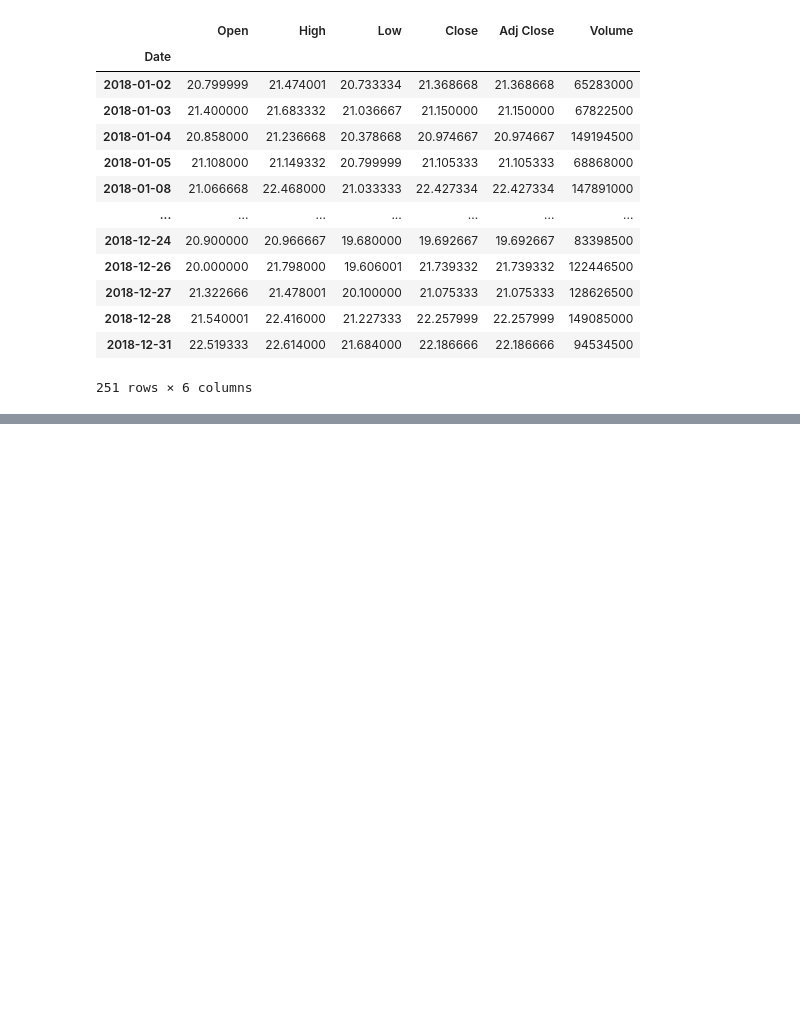
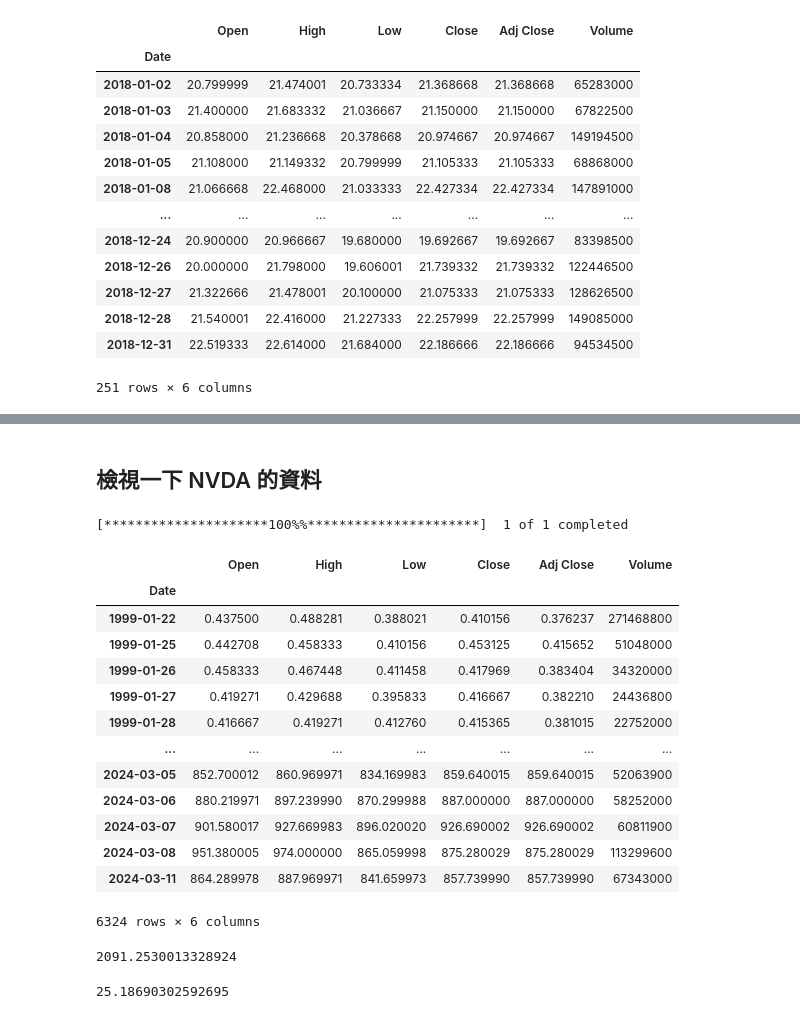
Before and after one commit to vcdemy/20240312, a Jupyter notebook: 20240312-Pandas.ipynb, the cells around one changed output, grey strips where cells are left out. Drawn from its saved outputs; the diff is of its cells as text; code cells hidden in the pictures; blank space fills up the shorter version.

```diff
--- a/20240312-Pandas.ipynb
+++ b/20240312-Pandas.ipynb
@@ -174,0 +217,31 @@ df.loc['2018']
+# %% [markdown]
+## 檢視一下 NVDA 的資料
+# %%
+df = yf.download('NVDA', session=session)
+# %% [output]
+[*********************100%%**********************]  1 of 1 completed
+# %%
+df
+# %% [output]
+|  | Open | High | Low | Close | Adj Close | Volume |
+| Date |  |  |  |  |  |  |
+| 1999-01-22 | 0.437500 | 0.488281 | 0.388021 | 0.410156 | 0.376237 | 271468800 |
+| 1999-01-25 | 0.442708 | 0.458333 | 0.410156 | 0.453125 | 0.415652 | 51048000 |
+| 1999-01-26 | 0.458333 | 0.467448 | 0.411458 | 0.417969 | 0.383404 | 34320000 |
+| 1999-01-27 | 0.419271 | 0.429688 | 0.395833 | 0.416667 | 0.382210 | 24436800 |
+| 1999-01-28 | 0.416667 | 0.419271 | 0.412760 | 0.415365 | 0.381015 | 22752000 |
+| ... | ... | ... | ... | ... | ... | ... |
+| 2024-03-05 | 852.700012 | 860.969971 | 834.169983 | 859.640015 | 859.640015 | 52063900 |
+| 2024-03-06 | 880.219971 | 897.239990 | 870.299988 | 887.000000 | 887.000000 | 58252000 |
+| 2024-03-07 | 901.580017 | 927.669983 | 896.020020 | 926.690002 | 926.690002 | 60811900 |
+| 2024-03-08 | 951.380005 | 974.000000 | 865.059998 | 875.280029 | 875.280029 | 113299600 |
+| 2024-03-11 | 864.289978 | 887.969971 | 841.659973 | 857.739990 | 857.739990 | 67343000 |
+6324 rows × 6 columns
+# %%
+df['Close'][-1]/df['Close'][0]
+# %% [output]
+2091.2530013328924
+# %%
+df.loc['2019':]['Close'][-1]/df.loc['2019':]['Close'][0]
+# %% [output]
+25.18690302592695
```
Also changed, not shown: parts of 8 cells of this notebook.
